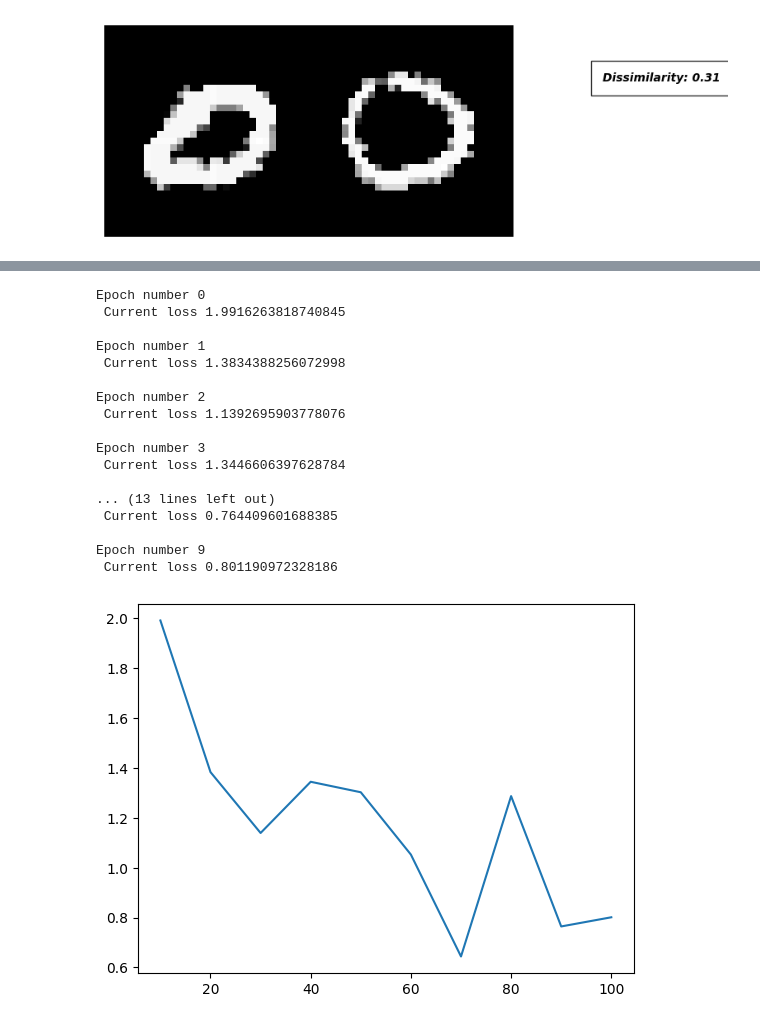
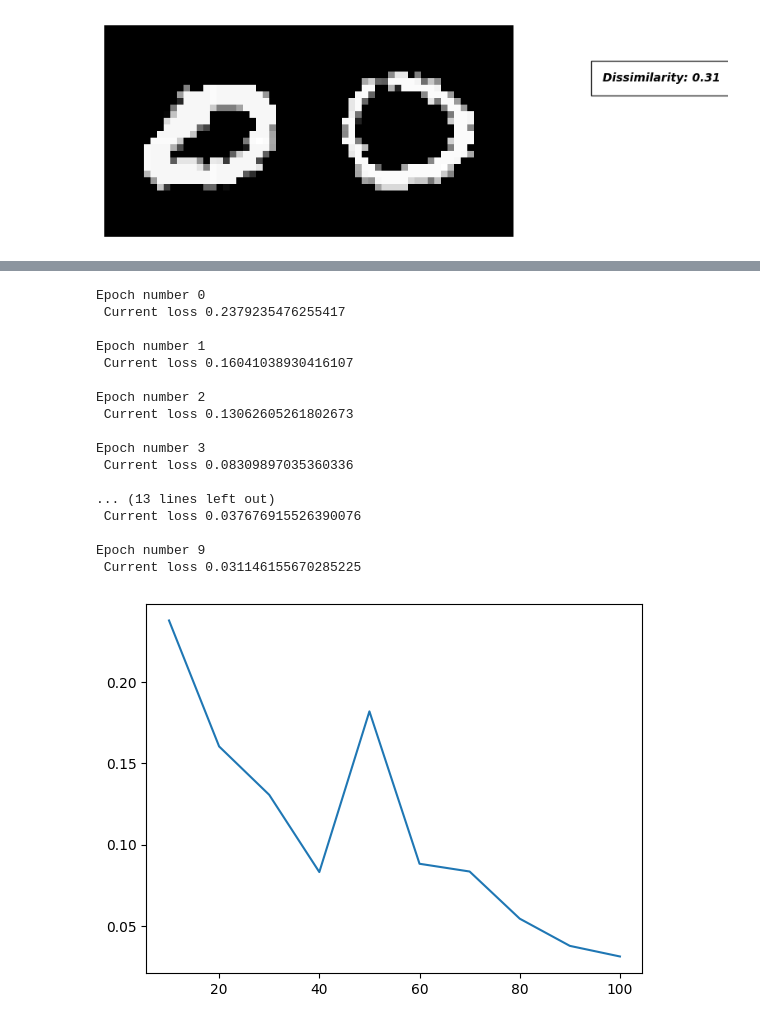
Before and after one commit to PanetoneTryhard/TrabajoVC, a Jupyter notebook: RedSiamesa_PyTorch.ipynb, the cells around one changed output, grey strips where cells are left out. Drawn from its saved outputs; the diff is of its cells as text; code cells hidden in the pictures.

```diff
--- a/RedSiamesa_PyTorch.ipynb
+++ b/RedSiamesa_PyTorch.ipynb
@@ -165,9 +201,9 @@ train_dataloader = DataLoader(siamese_dataset,
                         num_workers=8,
                         batch_size=64)
 
-net = SiameseModel(encoder = backbone)
-criterion = ContrastiveLoss()
-optimizer = optim.Adam(net.parameters(), lr = 0.0005 )
+net1 = SiameseModel(encoder = backbone)
+criterion = ContrastiveLoss(margin = 0.2)
+optimizer = optim.Adam(net1.parameters(), lr = 0.0005 )
 # %%
 print(len(train_dataset))
 # %% [output]
@@ -187,7 +223,7 @@ for epoch in range(10):
         optimizer.zero_grad()
 
         # Pass in the two images into the network and obtain two outputs
-        output1, output2 = net(img0, img1)
+        output1, output2 = net1(img0, img1)
 
         # Pass the outputs of the networks and label into the loss function
         loss_contrastive = criterion(output1, output2, label)
@@ -232,7 +268,7 @@ test_dataloader = DataLoader(test, num_workers=2, batch_size=1, shuffle=True)
 
 dataiter = iter(test_dataloader)
 x0, _, _ = next(dataiter)
-net.eval()
+net1.eval()
 
 for i in range(5):
     # Iterate over 5 images and test them with the first image (x0)
@@ -241,7 +277,7 @@ for i in range(5):
     # Concatenate the two images together
     concatenated = torch.cat((x0, x1), 0)
 
-    output1, output2 = net(x0, x1)
+    output1, output2 = net1(x0, x1)
     euclidean_distance = F.pairwise_distance(output1, output2)
     imshow(torchvision.utils.make_grid(concatenated), f'Dissimilarity: {euclidean_distance.item():.2f}')
 # %% [output]
@@ -352,9 +388,9 @@ train_dataloader = DataLoader(siamese_dataset2,
                         num_workers=8,
                         batch_size=64)
 
-net = SiameseModelTriplet(encoder = backbone)
-criterion = TripletLoss()
-optimizer = optim.Adam(net.parameters(), lr = 0.0005 )
+net2 = SiameseModelTriplet(encoder = backbone)
+criterion = TripletLoss(margin = 0.2)
+optimizer = optim.Adam(net2.parameters(), lr = 0.0005 )
 # %%
 counter = []
 triplet_history = []
@@ -370,45 +406,45 @@ for epoch in range(10):
         optimizer.zero_grad()
 
         # Pass in the two images into the network and obtain two outputs
-        output1, output2, output3 = net(img0, img1, img2)
+        output1, output2, output3 = net2(img0, img1, img2)
 
         # Pass the outputs of the networks and label into the loss function
         triplet_loss = criterion(output1, output2, output3)
 
         # Calculate the backpropagation
         triplet_loss.backward()
 
         # Optimize
         optimizer.step()
 
         # Every 10 batches print out the loss
         if i % 1000 == 0 :
             print(f"Epoch number {epoch}\n Current loss {triplet_loss.item()}\n")
             iteration_number += 10
 
             counter.append(iteration_number)
             triplet_history.append(triplet_loss.item())
 
 show_plot(counter, triplet_history)
 # %% [output]
 Epoch number 0
- Current loss 1.9916263818740845
+ Current loss 0.2379235476255417
 
 Epoch number 1
- Current loss 1.3834388256072998
+ Current loss 0.16041038930416107
 
 Epoch number 2
- Current loss 1.1392695903778076
+ Current loss 0.13062605261802673
 
 Epoch number 3
- Current loss 1.3446606397628784
+ Current loss 0.08309897035360336
 
 ... (13 lines left out)
- Current loss 0.764409601688385
+ Current loss 0.037676915526390076
 
 Epoch number 9
- Current loss 0.801190972328186
+ Current loss 0.031146155670285225
-[figure, old version]
+[figure, new version]
 # %%
 test = SiameseNetworkDatasetTriplet(dataset=test_dataset,transform=transform)
 test_dataloader = DataLoader(test, num_workers=2, batch_size=1, shuffle=True)
```
Also changed, not shown: parts of 16 cells of this notebook.
